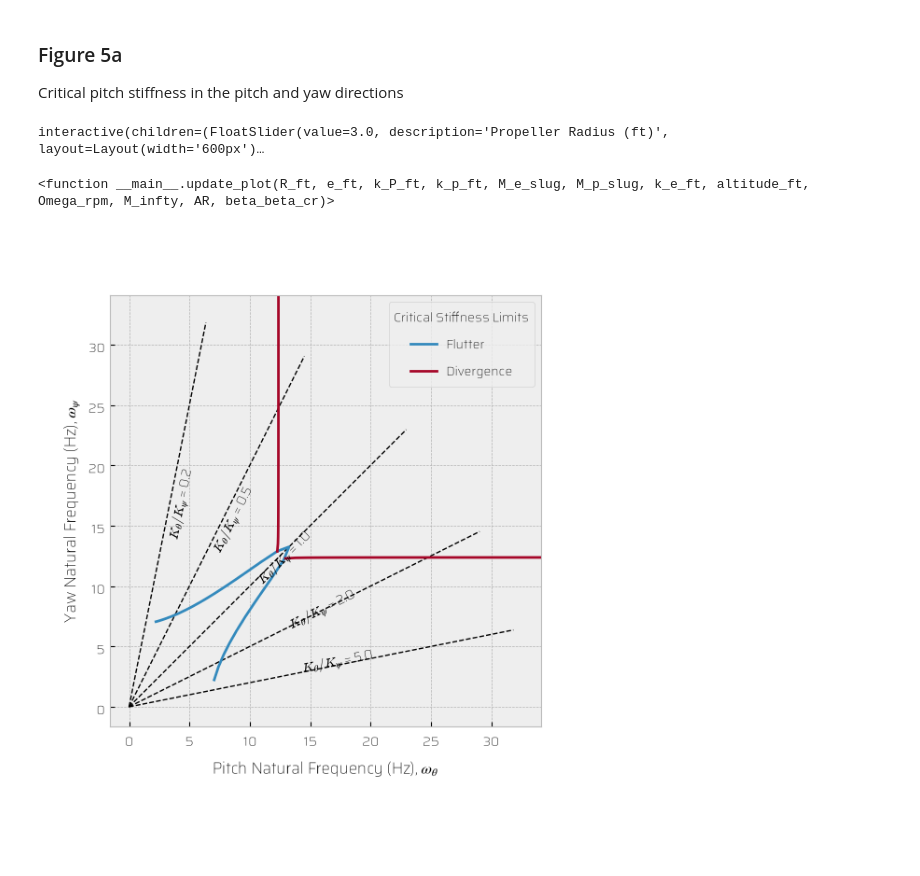
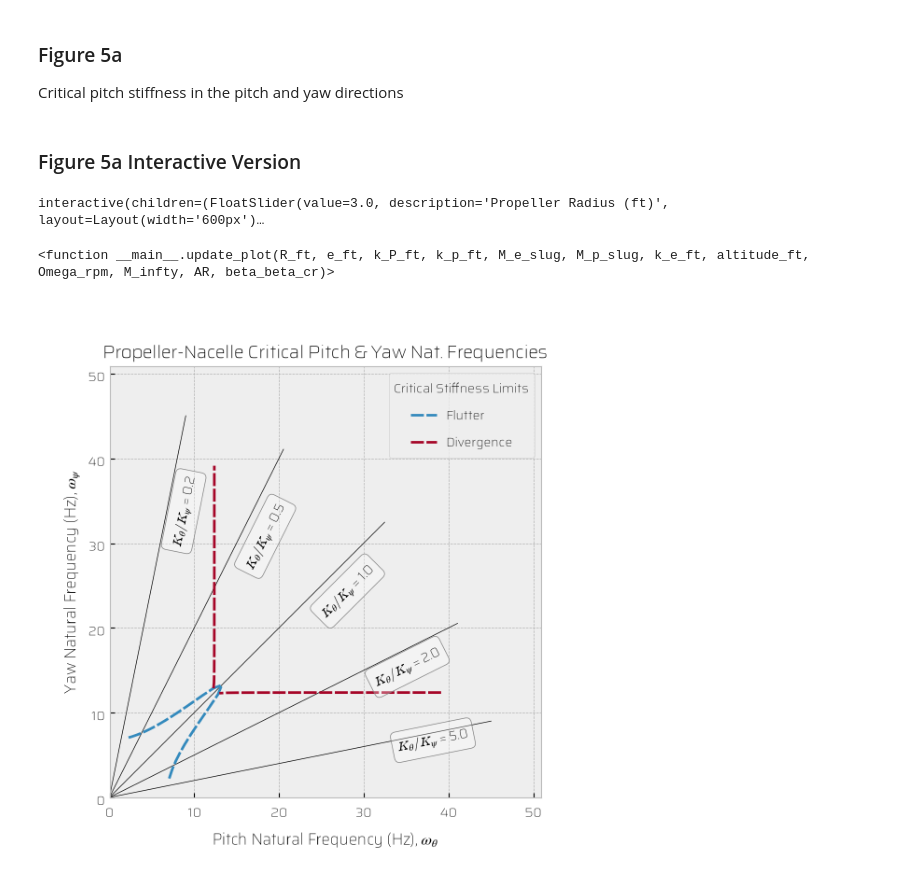
Before and after one commit to StreamlineAerospace/streamline_flutter, a Jupyter notebook: notebooks/whirl_flutter.ipynb, the cells around one changed output. Saved outputs shown, nothing was run; the diff lists cells and outputs as text; code cells hidden in the pictures; blank space fills up the shorter version.

Commit message:
Added additional plot to whirl flutter notebook
Plot shows multiple overlaid design curves

```diff
--- a/notebooks/whirl_flutter.ipynb
+++ b/notebooks/whirl_flutter.ipynb
@@ -16,7 +16,7 @@ try:
     plt.rcParams['font.family'] = 'Saira'
 except: pass
 # %%
-def get_aero_and_system_terms(k_theta:float, R_psi_1:float, beta_beta_cr:float, k_P_R:float, sigma_1:float, R_c_0:float, mu:float, n:float, c_c0_func:function, J_pi:float, AR:float, M_infty:float) -> list:
+def get_aero_and_system_terms(k_theta:float, R_psi_1:float, beta_beta_cr:float, k_P_R:float, sigma_1:float, R_c_0:float, mu:float, n:float, c_c0_func, J_pi:float, AR:float, M_infty:float) -> list:
     """Function generates key constants for solution of 2dof flutter system determinant
 
     Args:
@@ -115,6 +115,8 @@ def get_constraint_curves(R_ft, e_ft, k_P_ft, k_p_ft, M_e_slug, M_p_slug, k_e_ft
         yaw_freq_div_Hz.append(math.sqrt(k_theta_div*n*(2*R_ft*Omega_rad_sec/c_0_ft)**2)/(2*math.pi))
 
     return pitch_freq_flut_Hz, yaw_freq_flut_Hz, pitch_freq_div_Hz, yaw_freq_div_Hz
+# %% [markdown]
+### Figure 5a Interactive Version
 # %%
 #inputs
 g0_ft_s2 = 32.174
@@ -134,35 +136,48 @@ beta_beta_cr = .0
 n_sweep = np.linspace(0.1, 10, 100)
 c_c0_func = lambda eta: 1
 
+fig, ax = plt.subplots(1,1,figsize=(6,6))
+ax.set_aspect("equal")
+ax.set_xlabel("Pitch Natural Frequency (Hz), $\u03C9_{\u03B8}$")
+ax.set_ylabel("Yaw Natural Frequency (Hz), $\u03C9_{\u03C8}$")
+ax.set_title("Propeller-Nacelle Critical Pitch & Yaw Nat. Frequencies")
 
-#initialize plot
 (pitch_freq_flut_Hz,
  yaw_freq_flut_Hz,
  pitch_freq_div_Hz,
  yaw_freq_div_Hz) = get_constraint_curves(R_ft, e_ft, k_P_ft, k_p_ft, M_e_slug, M_p_slug, k_e_ft, altitude_ft, beta_beta_cr, n_sweep, Omega_rpm, M_infty, AR, c_c0_func)
 
-fig, ax = plt.subplots(1,1,figsize=(6,6))
-ax.set_aspect("equal")
-
-x = np.linspace(0, np.nanmax(np.array(yaw_freq_div_Hz)), 100)
 slopes = [0.2, 0.5, 1, 2, 5]
 angs = np.arctan(slopes)
-L = max([np.nanmax(pitch_freq_div_Hz), np.nanmax(pitch_freq_flut_Hz)])
-LL = 1.25*np.nanmax(np.array(pitch_freq_flut_Hz))
 
+max_x = max([max(x) for x in [pitch_freq_flut_Hz, pitch_freq_div_Hz]])
+max_y = max([max(y) for y in [yaw_freq_flut_Hz, yaw_freq_div_Hz]])
+L = math.sqrt(max_x**2 + max_y**2)
+LL = 0.75*L
+
+slope_lines, annos = [],[]
 for i,ang in enumerate(angs):
-    ax.plot([0, L*np.cos(ang)], [0, L*np.sin(ang)], linestyle="dashed", color="black", linewidth=1, label="_nolegend_")
-    ax.annotate(text="$K_{\u03B8}/K_{\u03C8}$ = " + f"{1/slopes[i]}", xy=[LL*np.cos(ang), LL*np.sin(ang)], rotation = math.degrees(ang))
+    line, = ax.plot([0, L*np.cos(ang)], [0, L*np.sin(ang)], color="black", linewidth=0.5, label="_nolegend_")
+    anno = ax.annotate(text="$K_{\u03B8}/K_{\u03C8}$ = " + f"{1/slopes[i]}",
+                xy=[LL*np.cos(ang), LL*np.sin(ang)],
+                rotation = math.degrees(ang),
+                ha="left",
+                va="center",
+                bbox=dict(
+                    boxstyle='round,pad=0.4',
+                    facecolor=(1, 1, 1, 0.3),  # White RGB (1, 1, 1) with 70% opacity
+                    edgecolor='grey',         # Solid black border
+                    linewidth=0.5
+    ))
+    slope_lines.append(line)
+    annos.append(anno)
 
 lines_flutter, lines_div = [],[]
-line_flutter, = ax.plot(pitch_freq_flut_Hz, yaw_freq_flut_Hz, label="Flutter")
-line_div, = ax.plot(pitch_freq_div_Hz, yaw_freq_div_Hz, label="Divergence", )
+line_flutter, = ax.plot(pitch_freq_flut_Hz, yaw_freq_flut_Hz, linestyle=(0, (5, 1)), label="Flutter")
+line_div, = ax.plot(pitch_freq_div_Hz, yaw_freq_div_Hz, linestyle=(0, (5, 1)), label="Divergence", )
 
-ax.set_xlabel("Pitch Natural Frequency (Hz), $\u03C9_{\u03B8}$")
-ax.set_ylabel("Yaw Natural Frequency (Hz), $\u03C9_{\u03C8}$")
-#ax.set_ylim([0, 1.5*np.nanmax(np.array(pitch_freq_flut_Hz))])
-#ax.set_xlim([0, 1.5*np.nanmax(np.array(pitch_freq_flut_Hz))])
 ax.legend(loc="best", title="Critical Stiffness Limits")
+
 
 def update_plot(R_ft, e_ft, k_P_ft, k_p_ft, M_e_slug, M_p_slug, k_e_ft, altitude_ft, Omega_rpm, M_infty, AR, beta_beta_cr):
 
@@ -175,6 +190,20 @@ def update_plot(R_ft, e_ft, k_P_ft, k_p_ft, M_e_slug, M_p_slug, k_e_ft, altitude
     line_flutter.set_ydata(yaw_freq_flut_Hz)
     line_div.set_xdata(pitch_freq_div_Hz)
     line_div.set_ydata(yaw_freq_div_Hz)
+
+    max_x = max([max(x) for x in [pitch_freq_flut_Hz, pitch_freq_div_Hz]])
+    max_y = max([max(y) for y in [yaw_freq_flut_Hz, yaw_freq_div_Hz]])
+
+    ax.set_xlim([0, max_x*1.3])
+    ax.set_ylim([0, max_y*1.3])
+    L = math.sqrt(max_x**2 + max_y**2)
+    LL = 0.75*L
+
+    for i,line in enumerate(slope_lines):
+        line.set_xdata([0, L*np.cos(angs[i])])
+        line.set_ydata([0, L*np.sin(angs[i])])
+        annos[i].set_position((LL*np.cos(angs[i]), LL*np.sin(angs[i])))
+
 
     fig.canvas.draw_idle()
 
@@ -182,31 +211,31 @@ wd = "600px"
 
 R_ft_slider = widgets.FloatSlider(value=3, min=3*0.9, max=3*1.1, step=0.1, description="Propeller Radius (ft)",style={'description_width': 'initial'},layout=widgets.Layout(width=wd))
 e_ft_slider = widgets.FloatSlider(value=6, min=6*0.9, max=6*1.1, step=0.1, description="Propeller Pivot Distance (ft)",style={'description_width': 'initial'},layout=widgets.Layout(width=wd))
 k_P_ft_slider = widgets.FloatSlider(value=3/math.sqrt(3), min=3/math.sqrt(10), max=3, step=0.1, description="Propeller Radius of Gyration - Spin (ft)",style={'description_width': 'initial'},layout=widgets.Layout(width=wd))
 k_p_ft_slider = widgets.FloatSlider(value=3/math.sqrt(6), min=3/math.sqrt(12), max=3, description="Propeller Radius of Gyration - Pitch/Yaw (ft)",style={'description_width': 'initial'},layout=widgets.Layout(width=wd))
 M_e_slug_slider = widgets.FloatSlider(value=1000/g0_ft_s2, min=100/g0_ft_s2, max=10000/g0_ft_s2, step=1, description="Non Rotating Mass (slugs)",style={'description_width': 'initial'},layout=widgets.Layout(width=wd))
 M_p_slug_slider = widgets.FloatSlider(value=20/g0_ft_s2, min=50/g0_ft_s2, max=1000/g0_ft_s2, step=1, description="Rotating Mass (slugs)",style={'description_width': 'initial'},layout=widgets.Layout(width=wd))
 k_e_ft_slider = widgets.FloatSlider(value=4, min=1, max=12, step=0.1, description="Non-rotating mass pivot distance (ft)",style={'description_width': 'initial'},layout=widgets.Layout(width=wd))
 altitude_ft_slider = widgets.IntSlider(value=30000, min=0, max=45000, step=100, description="Altitude (ft)",style={'description_width': 'initial'},layout=widgets.Layout(width=wd))
 Omega_rpm_slider = widgets.IntSlider(value=3000, min=1000, max=5000, step=100, description="Propeller RPM",style={'description_width': 'initial'},layout=widgets.Layout(width=wd))
 M_infty_slider = widgets.FloatSlider(value=0.7, min=0.2, max=0.8, step=0.01, description="Mach Number",style={'description_width': 'initial'},layout=widgets.Layout(width=wd))
 AR_slider = widgets.FloatSlider(value=4.5, min=3, max=8, step=0.01, description="Blade Aspect Ratio",style={'description_width': 'initial'},layout=widgets.Layout(width=wd))
 beta_beta_cr_slider=widgets.FloatSlider(value=0, min=0, max=0.1, step=0.01, description="beta/beta_cr (damping)",style={'description_width': 'initial'},layout=widgets.Layout(width=wd))
 
 interact(update_plot,
          R_ft=R_ft_slider,
          e_ft=e_ft_slider,
          k_P_ft=k_P_ft_slider,
          k_p_ft=k_p_ft_slider,
          M_e_slug=M_e_slug_slider,
          M_p_slug=M_p_slug_slider,
          k_e_ft=k_e_ft_slider,
          altitude_ft=altitude_ft_slider,
          Omega_rpm=Omega_rpm_slider,
          M_infty=M_infty_slider,
          AR=AR_slider,
          beta_beta_cr=beta_beta_cr_slider)
 # %% [output]
 interactive(children=(FloatSlider(value=3.0, description='Propeller Radius (ft)', layout=Layout(width='600px')…
 <function __main__.update_plot(R_ft, e_ft, k_P_ft, k_p_ft, M_e_slug, M_p_slug, k_e_ft, altitude_ft, Omega_rpm, M_infty, AR, beta_beta_cr)>
-[figure, old version]
+[figure, new version]
```
Also changed, not shown: parts of 2 cells of this notebook.
